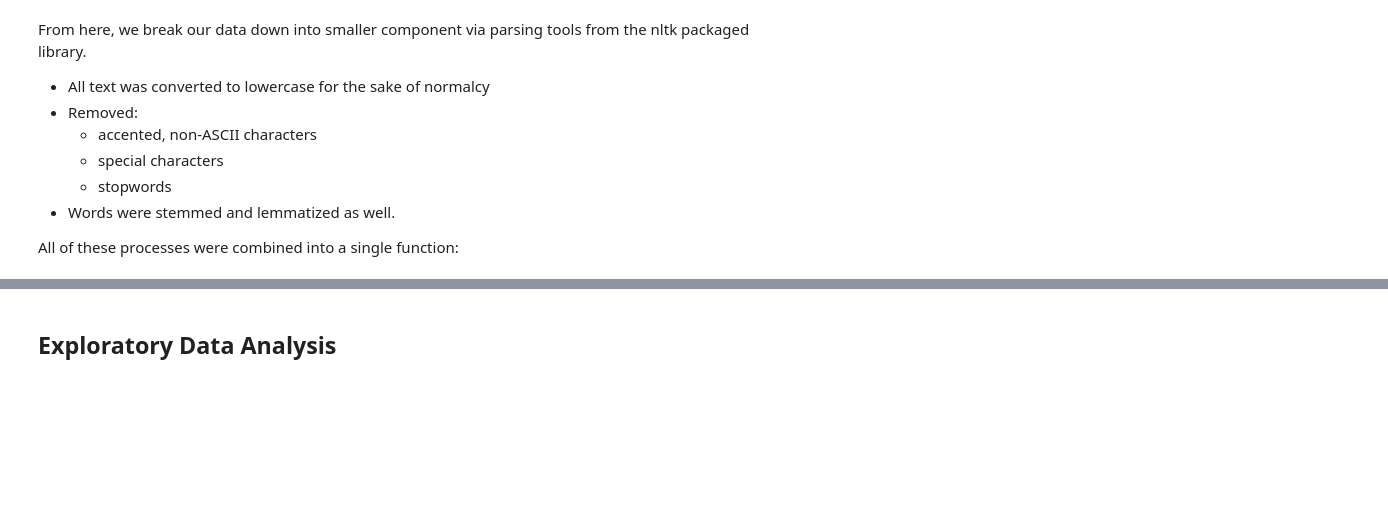
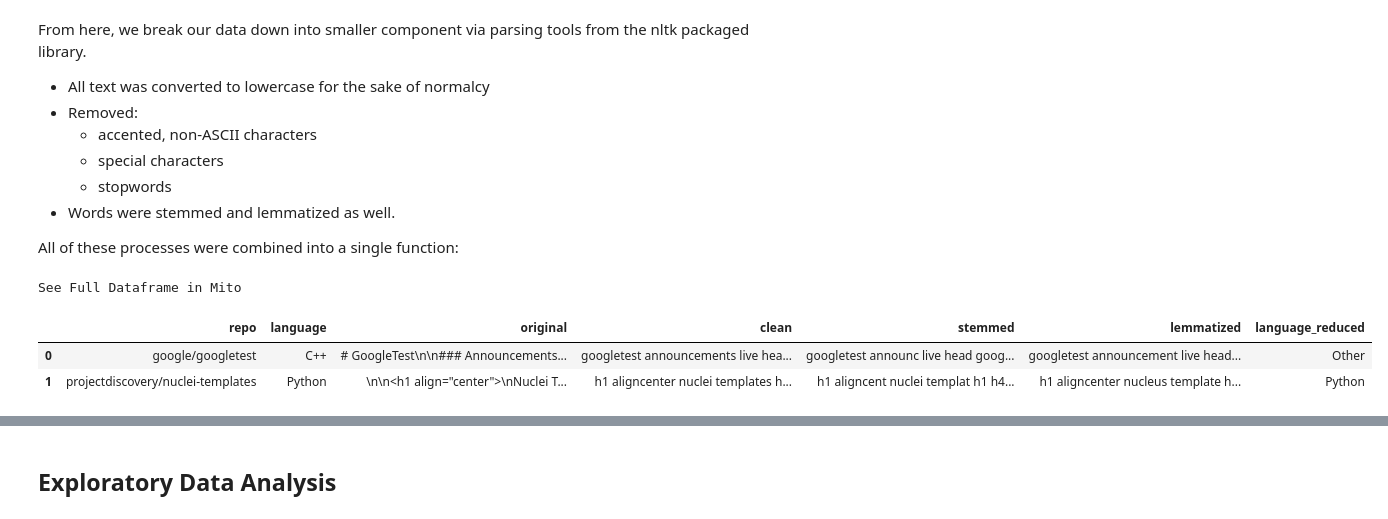
Before and after one commit to Team-Four-NLP-MVPs/nlp-project, a Jupyter notebook: final_notebook.ipynb, the cells around one changed output, grey strips where cells are left out. Cells and saved outputs as stored; diff of their text form; code cells hidden in the pictures; blank space fills up the shorter version.

```diff
--- a/final_notebook.ipynb
+++ b/final_notebook.ipynb
@@ -100,3 +101,11 @@ All of these processes were combined into a single function:
 # %%
 # prepare the dataframe and return text stemmed, lemmatized, cleaned, tokenized, et cetera
 df = prep_repos(df)
+# This gives us the following.
+# Original content in one column; a clean column; another that is stemmed; lemmatized; and the languages
+df.head(2)
+# %% [output]
+See Full Dataframe in Mito
+|  | repo | language | original | clean | stemmed | lemmatized | language_reduced |
+| 0 | google/googletest | C++ | # GoogleTest\n\n### Announcements... | googletest announcements live hea... | googletest announc live head goog... | googletest announcement live head... | Other |
+| 1 | projectdiscovery/nuclei-templates | Python | \n\n<h1 align="center">\nNuclei T... | h1 aligncenter nuclei templates h... | h1 aligncent nuclei templat h1 h4... | h1 aligncenter nucleus template h... | Python |
```
Also changed, not shown: parts of 5 cells of this notebook, 1 other file.
